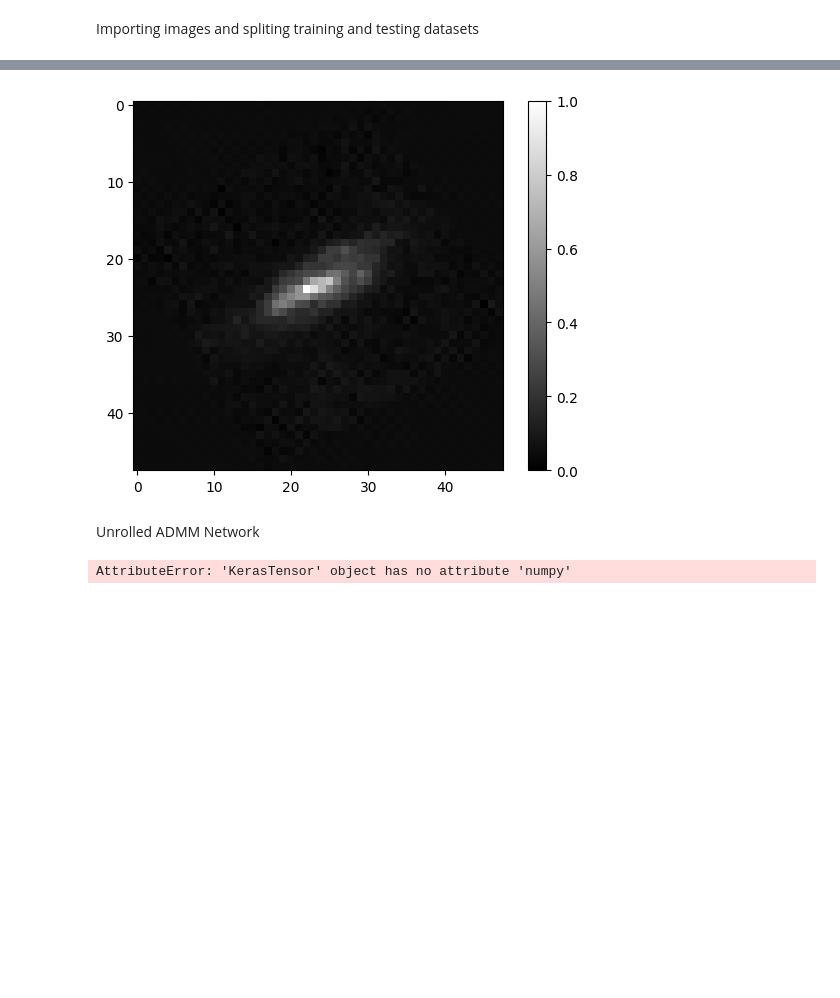
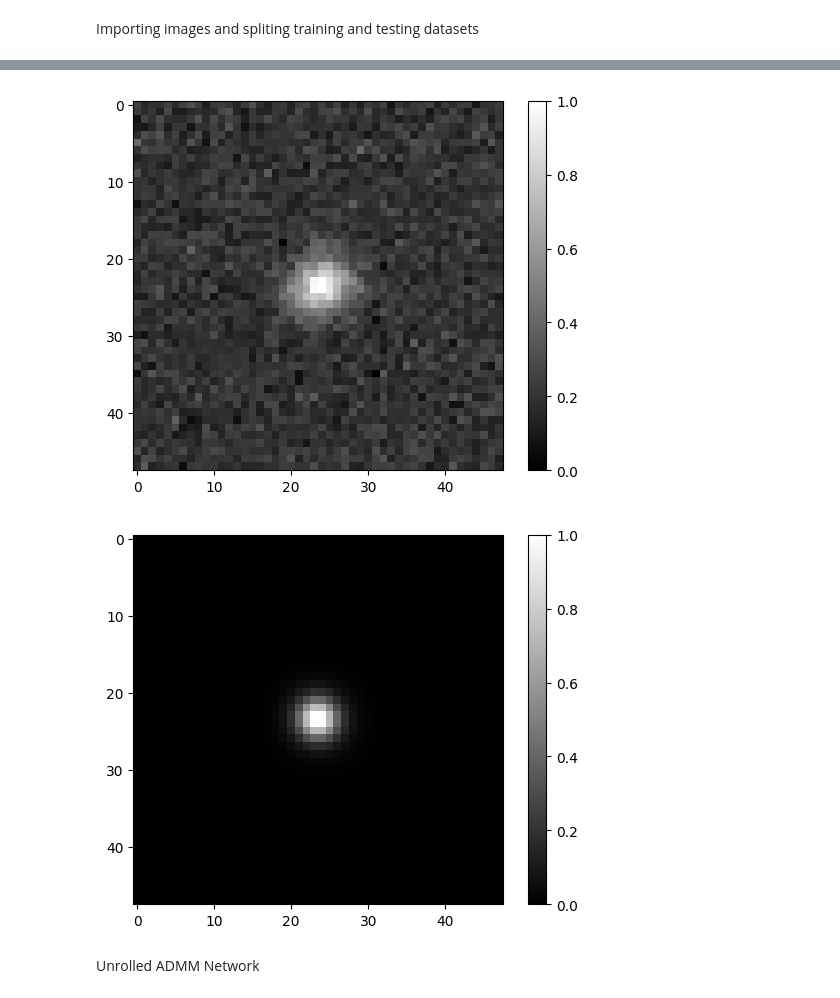
Before and after one commit to hugobbi/galaxy-deconvolution, a Jupyter notebook: src/nn_deconvolution.ipynb, the cells around one changed output, grey strips where cells are left out. Cells and saved outputs as stored; diff of their text form; code cells hidden in the pictures; blank space fills up the shorter version.

```diff
--- a/src/nn_deconvolution.ipynb
+++ b/src/nn_deconvolution.ipynb
@@ -207,7 +216,8 @@ train_idx = int(num_total * train_split)
 img_train = img_data[0:train_idx]
 psf_train = psf_data[0:train_idx]
 
-img_test = img_data[train_idx:num_total] # It is only necessary to get the images test, not the psf
+img_test = img_data[train_idx:num_total]
+psf_test = psf_data[train_idx:num_total]
 
 # Image train
 img_train_x = img_train[[i for i in range(0, len(img_train), 2)]]
@@ -216,14 +226,19 @@ img_train_y = img_train[[i for i in range(1, len(img_train), 2)]]
 # PSF of the train images
 psf_train_x = psf_train[[i for i in range(0, len(psf_train), 2)]]
 
+# Image test
 img_test_x = img_test[[i for i in range(0, len(img_test), 2)]]
 img_test_y = img_test[[i for i in range(1, len(img_test), 2)]]
+
+# PSF of the test images
+psf_test_x = psf_test[[i for i in range(0, len(psf_test), 2)]]
 
 idx = 0
 show_image(img_train_x[idx])
 show_image(psf_train_x[idx])
+show_image(img_train_y[idx])
 show_image(img_test_x[idx])
-show_image(img_train_y[idx])
+show_image(psf_test_x[idx])
 # %% [output]
 [figure]
 [figure]
@@ -231,4 +246,5 @@ show_image(img_train_y[idx])
-[figure, old version]
+[figure, new version]
+[figure, added]
 # %% [markdown]
 Unrolled ADMM Network
 # %%
@@ -304,8 +320,3 @@ def unrolled_admm(input_shape, n):
     network = Model(inputs=[y, h], outputs=output)
 
     return network
-# %%
-unrolled_admm_model = unrolled_admm(input_shape=img_shape, n=8)
-unrolled_admm_model.summary()
-# %% [output]
-AttributeError: 'KerasTensor' object has no attribute 'numpy'
```
Also changed, not shown: parts of 4 cells of this notebook.
